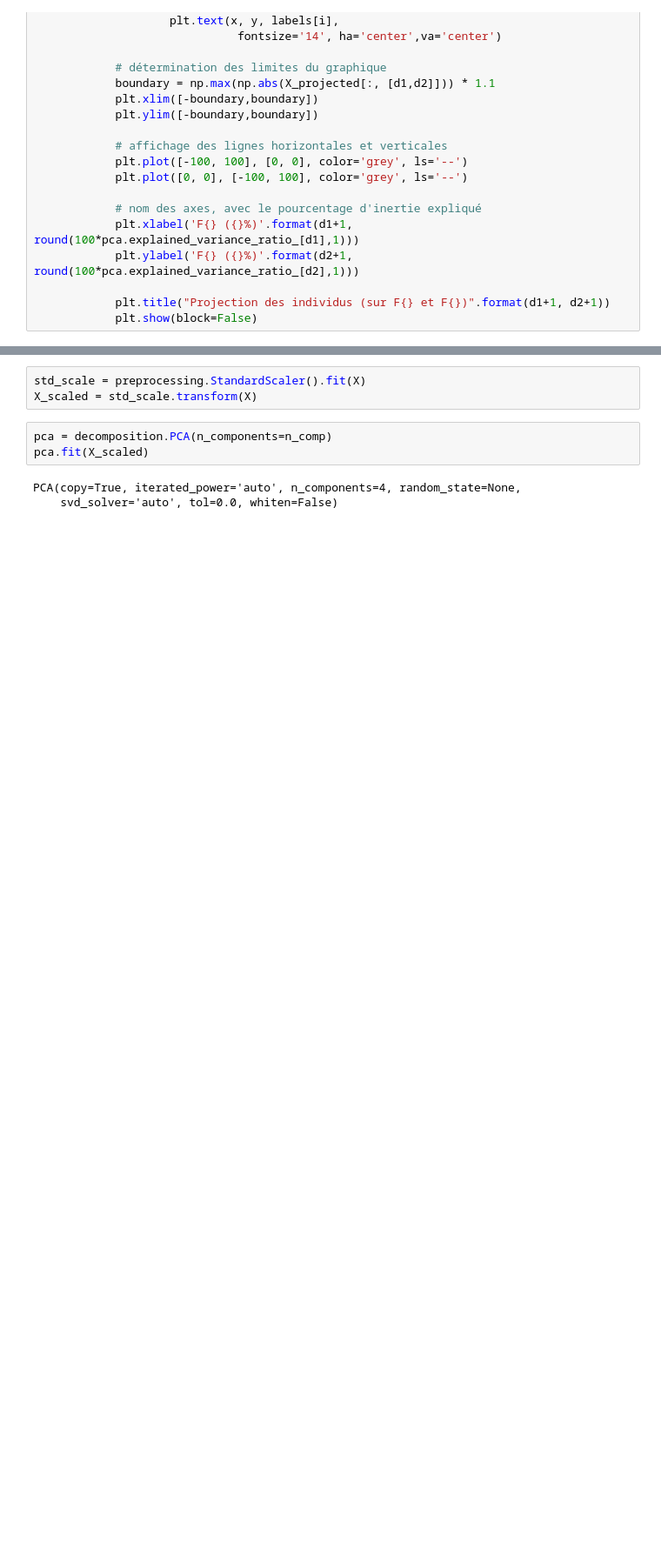
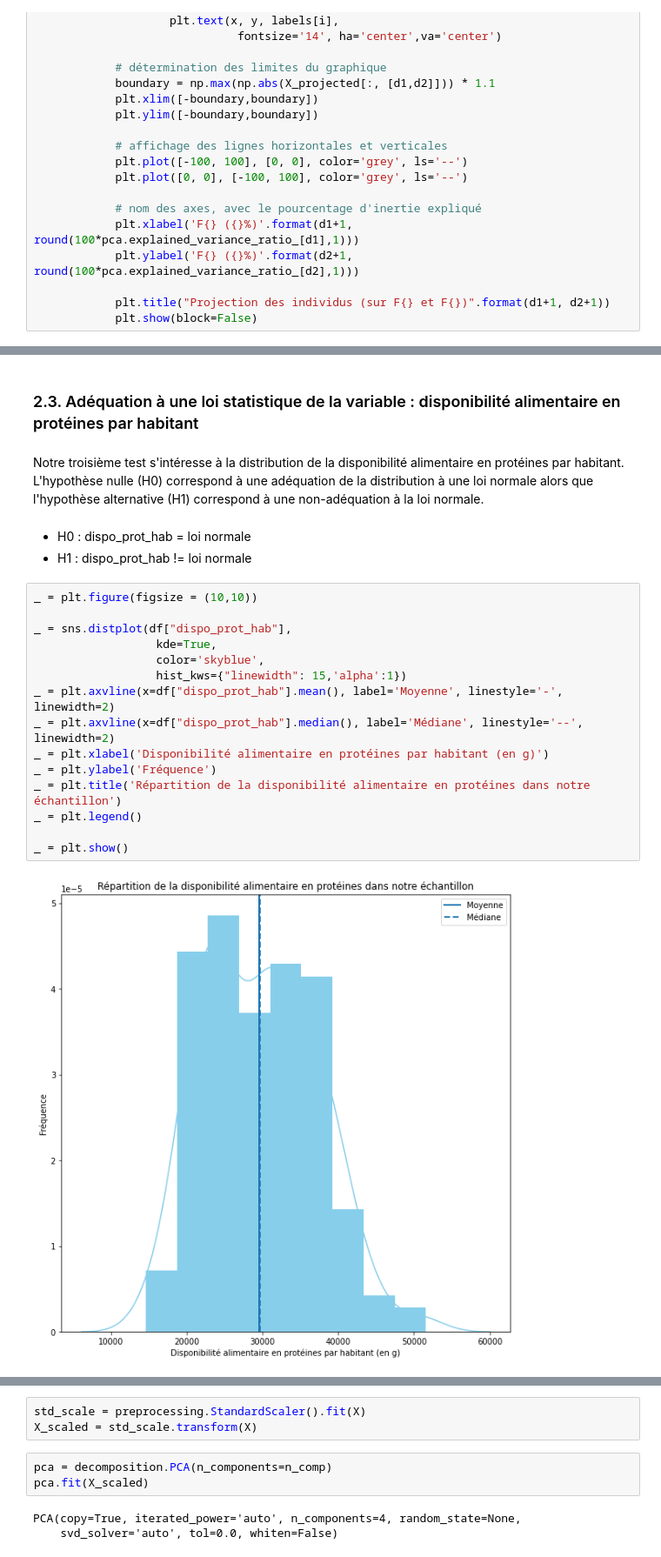
Before and after one commit to Sylvariane/etude_marche, a Jupyter notebook: P5_02_code.ipynb, the cells around one changed output, grey strips where cells are left out. Shown: that part at 87% size. Saved outputs shown, nothing was run; the diff lists cells and outputs as text; blank space fills up the shorter version.

```diff
--- a/P5_02_code.ipynb
+++ b/P5_02_code.ipynb
@@ -431,0 +310,24 @@ illustrative_var = bilan_alim['ddg_cluster']
+# %% [markdown]
+### 2.3. Adéquation à une loi statistique de la variable : disponibilité alimentaire en protéines par habitant
+# %% [markdown]
+Notre troisième test s'intéresse à la distribution de la disponibilité alimentaire en protéines par habitant. L'hypothèse nulle (H0) correspond à une adéquation de la distribution à une loi normale alors que l'hypothèse alternative (H1) correspond à une non-adéquation à la loi normale.
+# %% [markdown]
+- H0 : dispo_prot_hab = loi normale
+- H1 : dispo_prot_hab != loi normale
+# %%
+_ = plt.figure(figsize = (10,10))
+
+_ = sns.distplot(df["dispo_prot_hab"],
+                  kde=True,
+                  color='skyblue',
+                  hist_kws={"linewidth": 15,'alpha':1})
+_ = plt.axvline(x=df["dispo_prot_hab"].mean(), label='Moyenne', linestyle='-', linewidth=2)
+_ = plt.axvline(x=df["dispo_prot_hab"].median(), label='Médiane', linestyle='--', linewidth=2)
+_ = plt.xlabel('Disponibilité alimentaire en protéines par habitant (en g)')
+_ = plt.ylabel('Fréquence')
+_ = plt.title('Répartition de la disponibilité alimentaire en protéines dans notre échantillon')
+_ = plt.legend()
+
+_ = plt.show()
+# %% [output]
+[figure, added]
```
Also changed, not shown: parts of 197 cells of this notebook.
